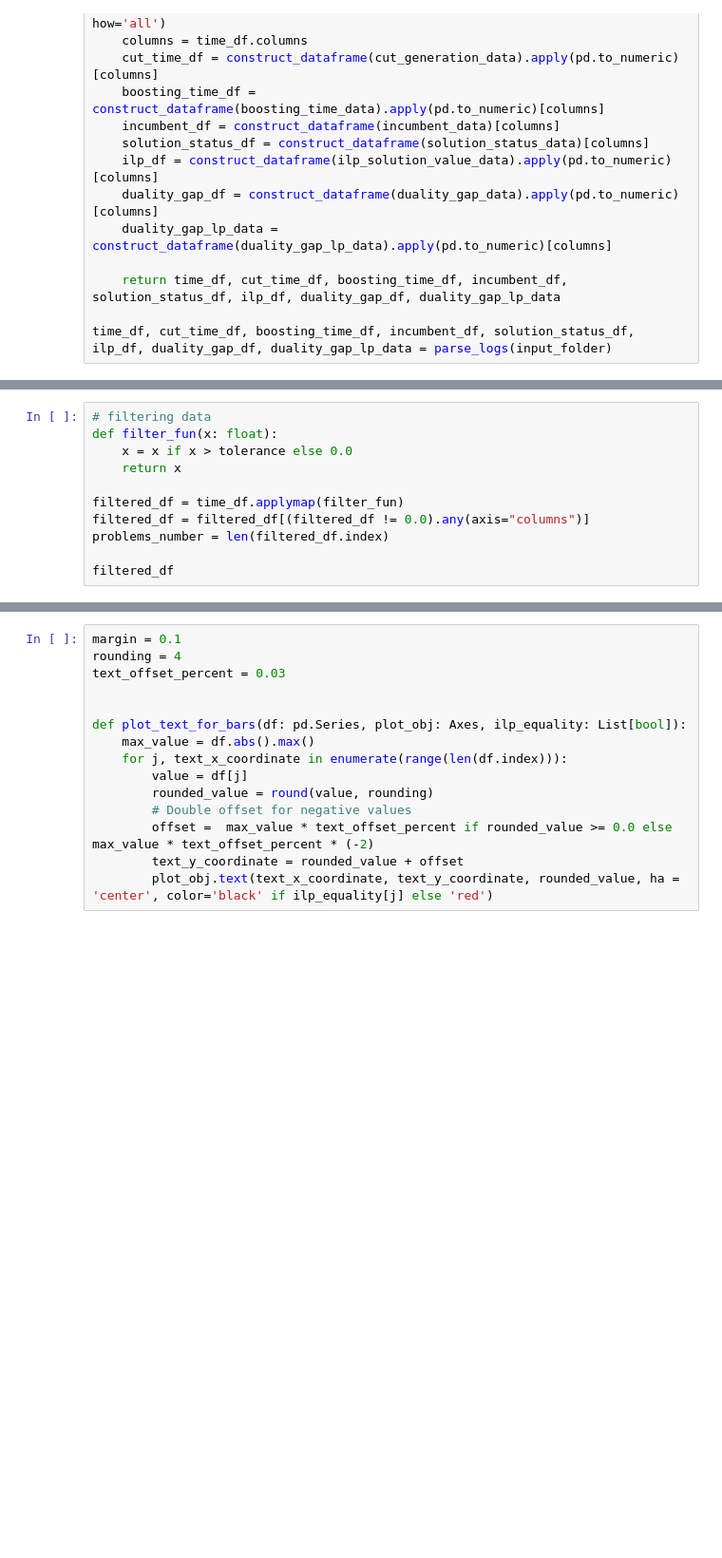
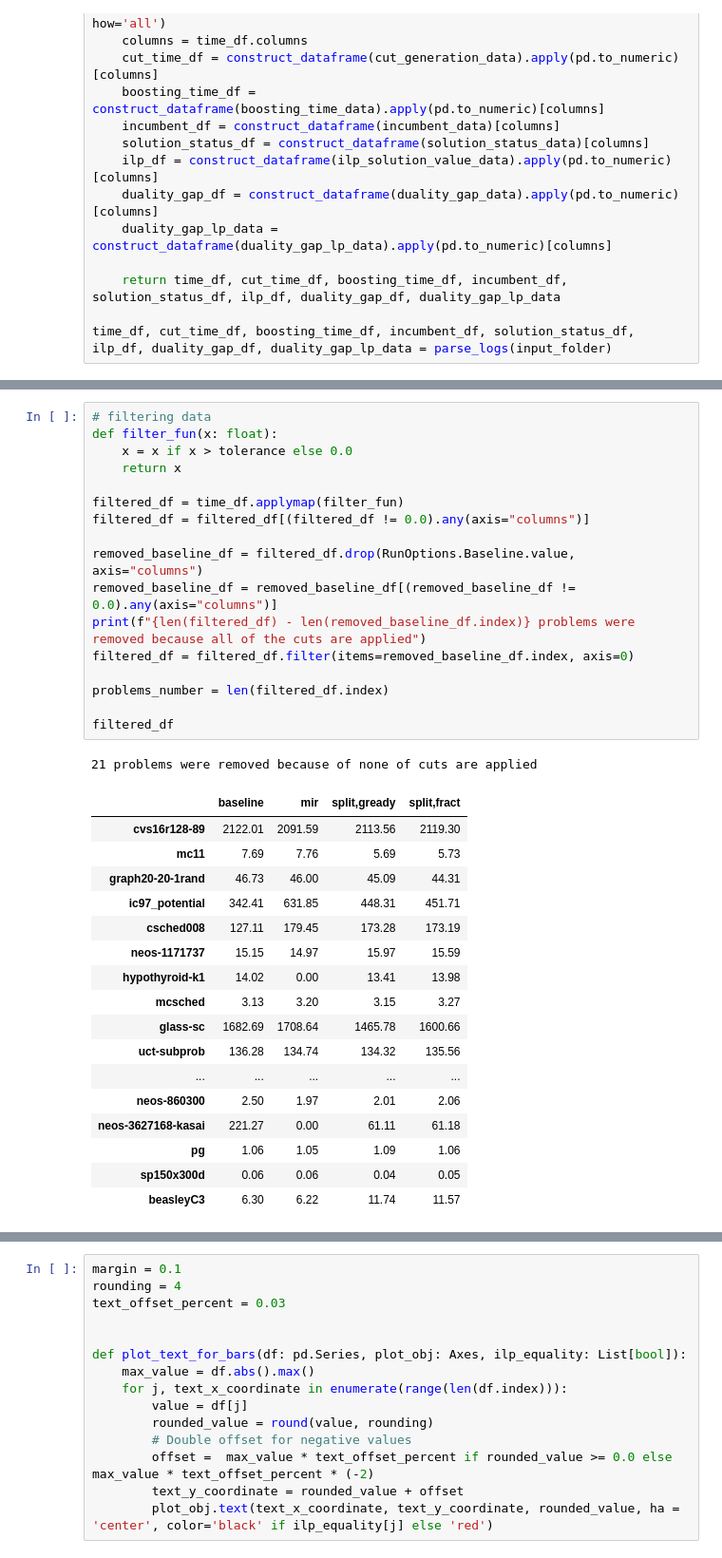
Before and after one commit to dmitrygribanov/ILPCuts, a Jupyter notebook: scripts/rootNodeSolve_report.ipynb, the cells around one changed output, grey strips where cells are left out. Shown at 95% size. Drawn from its saved outputs; the diff is of its cells as text; blank space fills up the shorter version.

Commit message:
Filtered out problems where all cuts are not applied

```diff
--- a/scripts/rootNodeSolve_report.ipynb
+++ b/scripts/rootNodeSolve_report.ipynb
@@ -186,14 +312,39 @@ time_df
 # %%
 # filtering data
 def filter_fun(x: float):
     x = x if x > tolerance else 0.0
     return x
 
 filtered_df = time_df.applymap(filter_fun)
 filtered_df = filtered_df[(filtered_df != 0.0).any(axis="columns")]
+
+removed_baseline_df = filtered_df.drop(RunOptions.Baseline.value, axis="columns")
+removed_baseline_df = removed_baseline_df[(removed_baseline_df != 0.0).any(axis="columns")]
+print(f"{len(filtered_df) - len(removed_baseline_df.index)} problems were removed because all of the cuts are applied")
+filtered_df = filtered_df.filter(items=removed_baseline_df.index, axis=0)
+
 problems_number = len(filtered_df.index)
 
 filtered_df
+# %% [output]
+21 problems were removed because of none of cuts are applied
+|  | baseline | mir | split,gready | split,fract |
+| cvs16r128-89 | 2122.01 | 2091.59 | 2113.56 | 2119.30 |
+| mc11 | 7.69 | 7.76 | 5.69 | 5.73 |
+| graph20-20-1rand | 46.73 | 46.00 | 45.09 | 44.31 |
+| ic97_potential | 342.41 | 631.85 | 448.31 | 451.71 |
+| csched008 | 127.11 | 179.45 | 173.28 | 173.19 |
+| neos-1171737 | 15.15 | 14.97 | 15.97 | 15.59 |
+| hypothyroid-k1 | 14.02 | 0.00 | 13.41 | 13.98 |
+| mcsched | 3.13 | 3.20 | 3.15 | 3.27 |
+| glass-sc | 1682.69 | 1708.64 | 1465.78 | 1600.66 |
+| uct-subprob | 136.28 | 134.74 | 134.32 | 135.56 |
+| ... | ... | ... | ... | ... |
+| neos-860300 | 2.50 | 1.97 | 2.01 | 2.06 |
+| neos-3627168-kasai | 221.27 | 0.00 | 61.11 | 61.18 |
+| pg | 1.06 | 1.05 | 1.09 | 1.06 |
+| sp150x300d | 0.06 | 0.06 | 0.04 | 0.05 |
+| beasleyC3 | 6.30 | 6.22 | 11.74 | 11.57 |
 # %%
 # creating data frame with relative data (in %)
 
```
Also changed, not shown: parts of 13 cells of this notebook.
